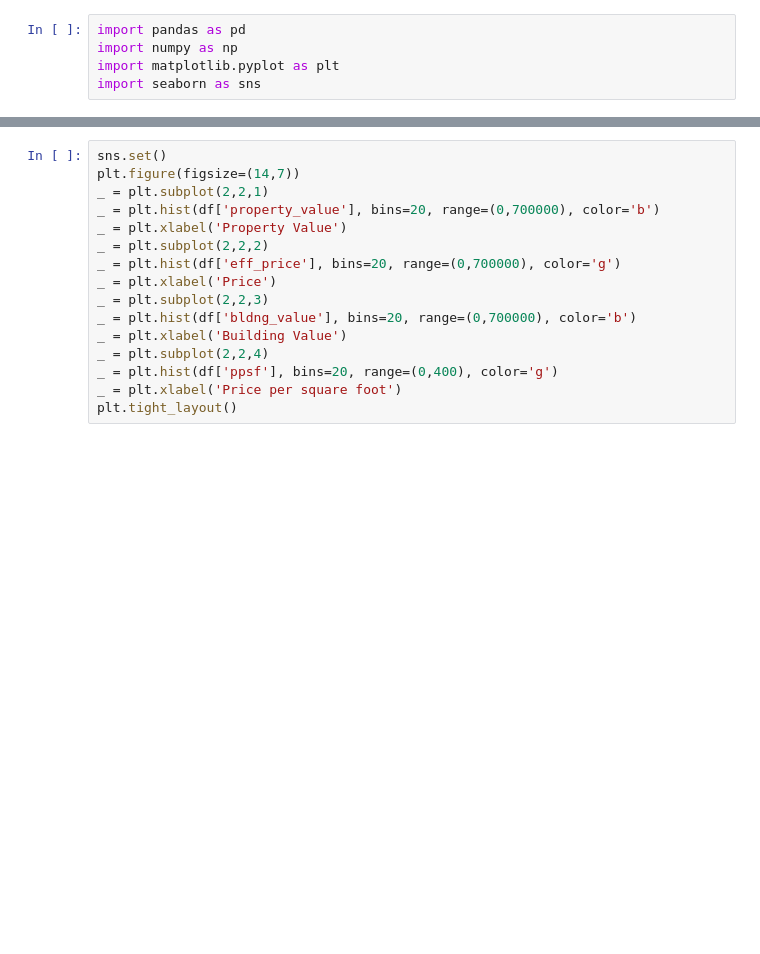
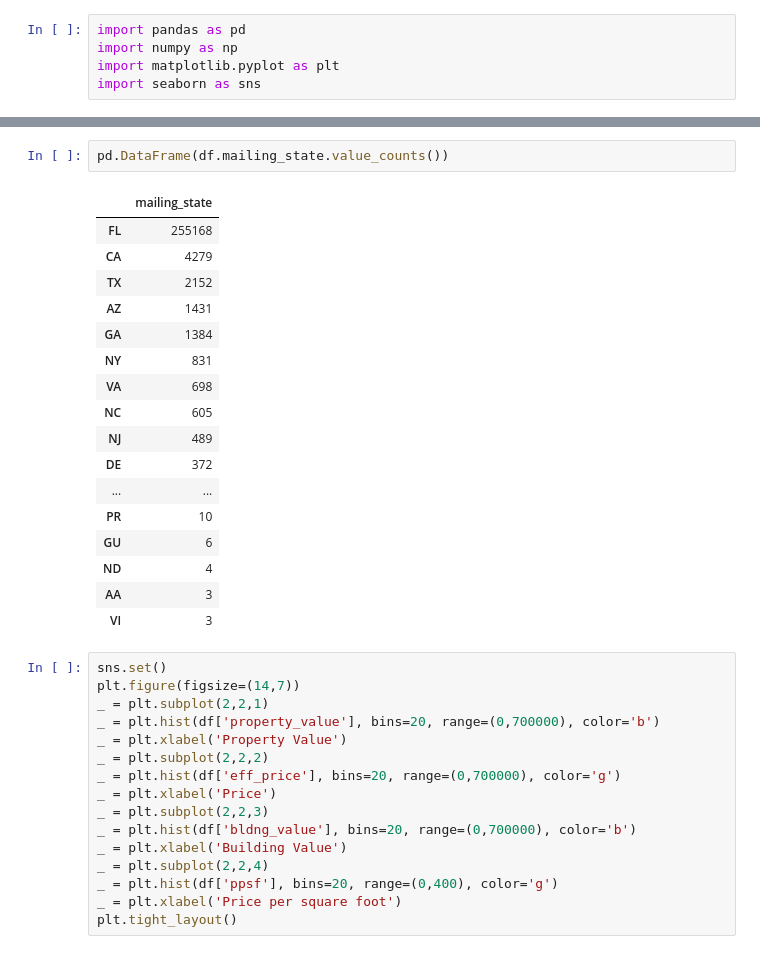
Before and after one commit to WillRobinson152/DS_Assingments, a Jupyter notebook: Jax Housing Analysis/4.EDA.ipynb, the cells around one changed output, grey strips where cells are left out. Saved outputs shown, nothing was run; the diff lists cells and outputs as text; blank space fills up the shorter version.

```diff
--- a/Jax Housing Analysis/4.EDA.ipynb
+++ b/Jax Housing Analysis/4.EDA.ipynb
@@ -13,3 +82,23 @@ df.shape
+# %%
+pd.DataFrame(df.mailing_state.value_counts())
+# %% [output]
+|  | mailing_state |
+| FL | 255168 |
+| CA | 4279 |
+| TX | 2152 |
+| AZ | 1431 |
+| GA | 1384 |
+| NY | 831 |
+| VA | 698 |
+| NC | 605 |
+| NJ | 489 |
+| DE | 372 |
+| ... | ... |
+| PR | 10 |
+| GU | 6 |
+| ND | 4 |
+| AA | 3 |
+| VI | 3 |
 # %%
 sns.set()
 plt.figure(figsize=(14,7))
```
Also changed, not shown: parts of 7 cells of this notebook.
